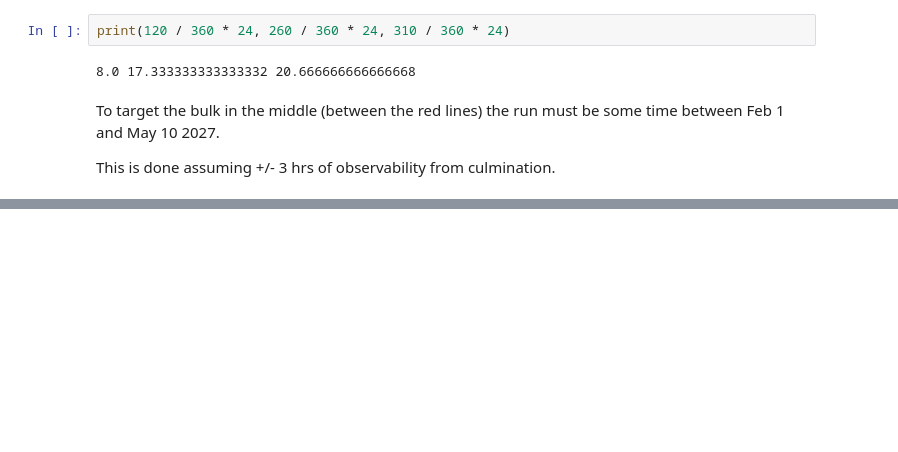
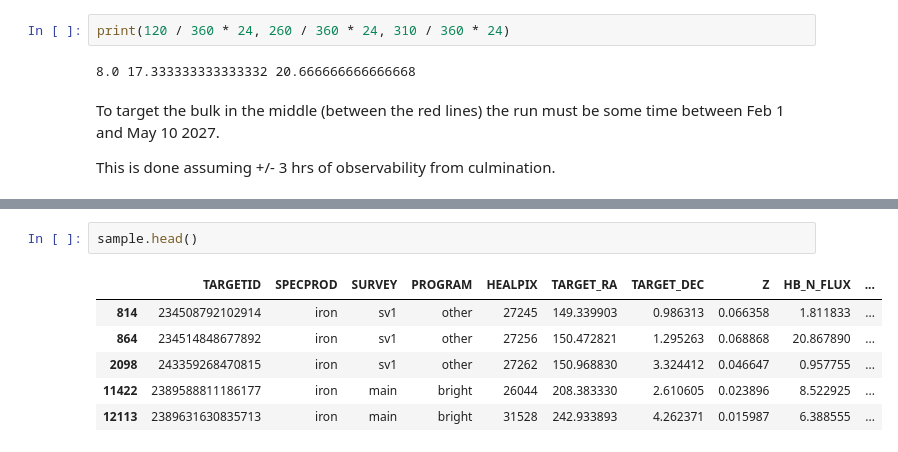
Before and after one commit to thevalentino/desi-selection-exploration, a Jupyter notebook: notebooks/emfit-vac.ipynb, the cells around one changed output, grey strips where cells are left out. Saved outputs shown, nothing was run; the diff lists cells and outputs as text; blank space fills up the shorter version.

```diff
--- a/notebooks/emfit-vac.ipynb
+++ b/notebooks/emfit-vac.ipynb
@@ -116,0 +130,9 @@ plt.hist(sample["NII6583_FLUX"] / sample["NII6583_FLUX_ERR"], bins=np.linspace(0
+# %%
+sample.head()
+# %% [output]
+|  | TARGETID | SPECPROD | SURVEY | PROGRAM | HEALPIX | TARGET_RA | TARGET_DEC | Z | HB_N_FLUX | ... |
+| 814 | 234508792102914 | iron | sv1 | other | 27245 | 149.339903 | 0.986313 | 0.066358 | 1.811833 | ... |
+| 864 | 234514848677892 | iron | sv1 | other | 27256 | 150.472821 | 1.295263 | 0.068868 | 20.867890 | ... |
+| 2098 | 243359268470815 | iron | sv1 | other | 27262 | 150.968830 | 3.324412 | 0.046647 | 0.957755 | ... |
+| 11422 | 2389588811186177 | iron | main | bright | 26044 | 208.383330 | 2.610605 | 0.023896 | 8.522925 | ... |
+| 12113 | 2389631630835713 | iron | main | bright | 31528 | 242.933893 | 4.262371 | 0.015987 | 6.388555 | ... |
```
Also changed, not shown: parts of 16 cells of this notebook, 1 other file.
